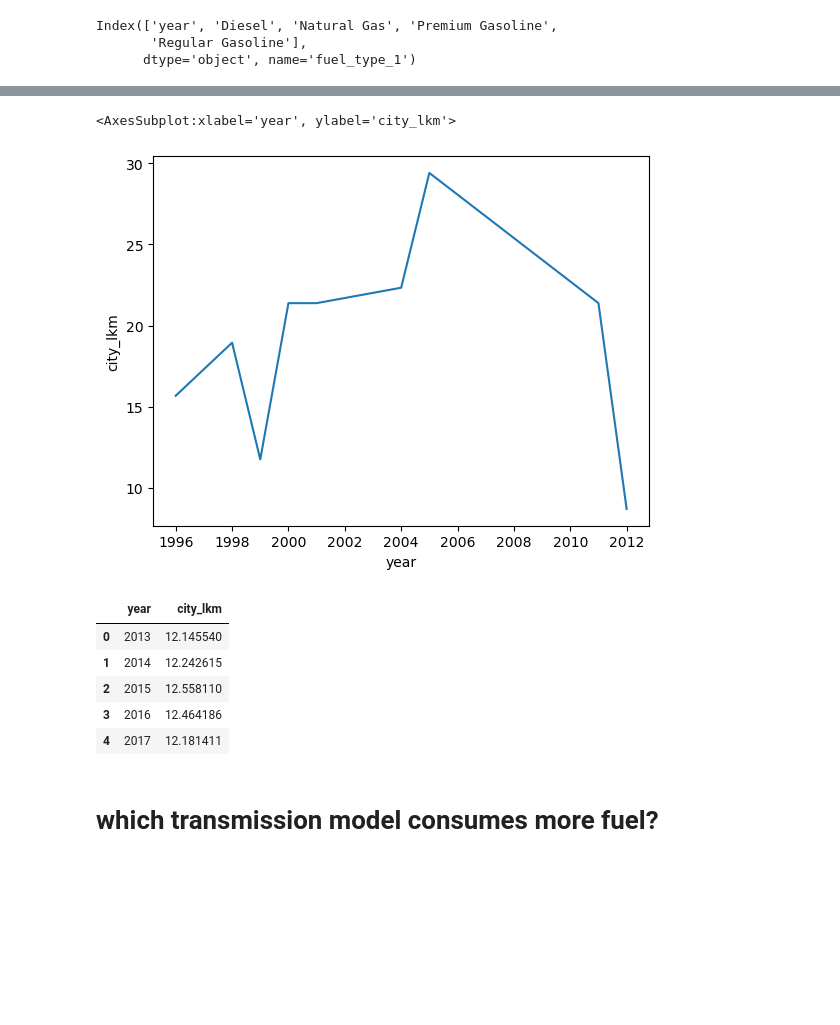
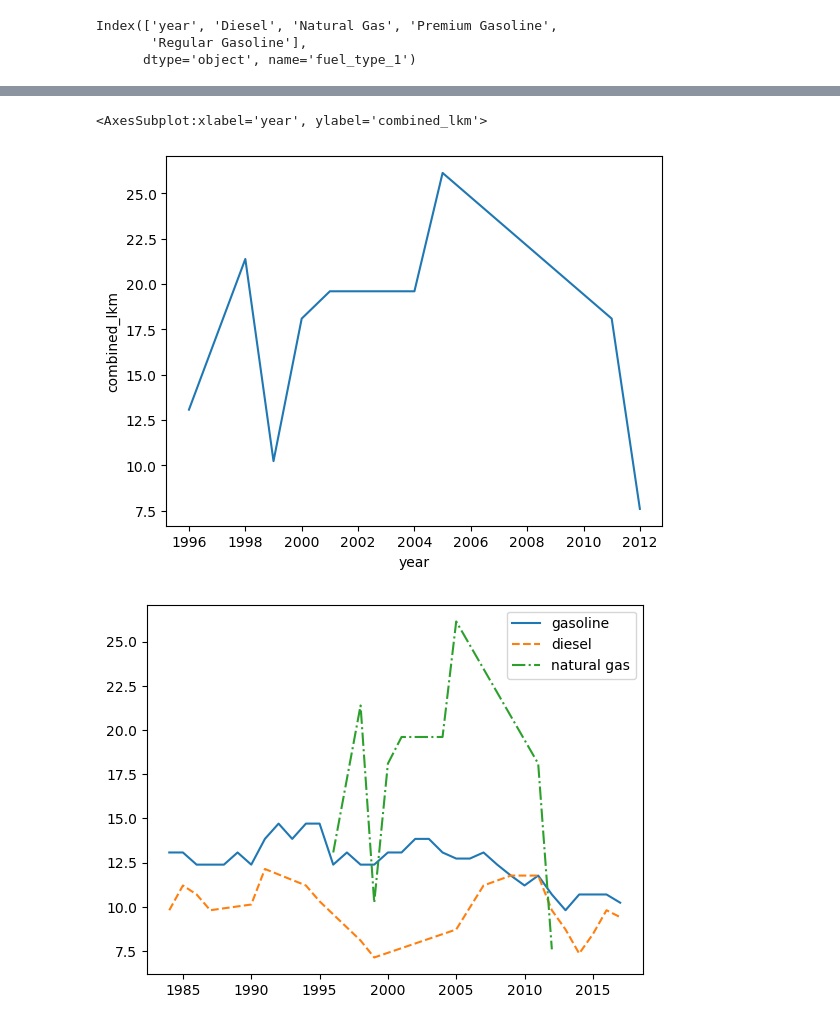
Before and after one commit to mstf53/mid-bootcamp, a Jupyter notebook: test.ipynb, the cells around one changed output, grey strips where cells are left out. Saved outputs shown, nothing was run; the diff lists cells and outputs as text; code cells hidden in the pictures; blank space fills up the shorter version.

```diff
--- a/test.ipynb
+++ b/test.ipynb
@@ -741,18 +650,14 @@ sns.lineplot(data=year_df_diesel, x='year', y='city_lkm')
-# %%
-year_df_natural = data3.groupby('year')[['city_lkm']].agg('mean').reset_index()
-sns.lineplot(data=year_df_natural, x='year', y='city_lkm')
-# %% [output]
-<AxesSubplot:xlabel='year', ylabel='city_lkm'>
-[figure, removed]
-# %%
-data4 = data[data['ghg_score'] != -1]
-data4.groupby('year')[['city_lkm']].agg('mean').reset_index()
-# %% [output]
-|  | year | city_lkm |
-| 0 | 2013 | 12.145540 |
-| 1 | 2014 | 12.242615 |
-| 2 | 2015 | 12.558110 |
-| 3 | 2016 | 12.464186 |
-| 4 | 2017 | 12.181411 |
-# %% [markdown]
-# which transmission model consumes more fuel?
+# %%
+year_df_natural = data3.groupby('year')[['combined_lkm']].agg('median').reset_index()
+sns.lineplot(data=year_df_natural, x='year', y='combined_lkm')
+# %% [output]
+<AxesSubplot:xlabel='year', ylabel='combined_lkm'>
+[figure, added]
+# %%
+plt.plot(year_df['year'], year_df['combined_lkm'], label = "gasoline", linestyle="-")
+plt.plot(year_df_diesel['year'], year_df_diesel['combined_lkm'], label = "diesel", linestyle="--")
+plt.plot(year_df_natural['year'], year_df_natural['combined_lkm'], label = "natural gas", linestyle="-.")
+plt.legend()
+plt.show()
+# %% [output]
+[figure, added]
```
Also changed, not shown: parts of 99 cells of this notebook, 2 other files.
